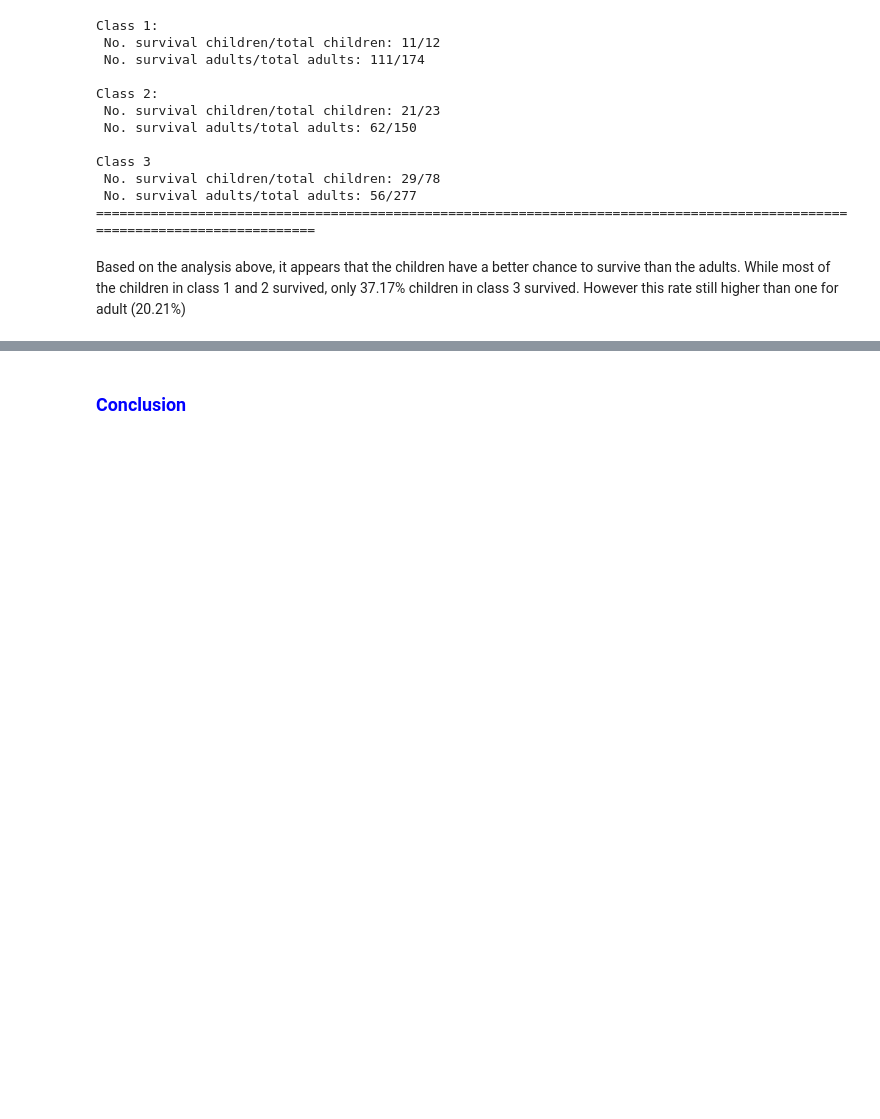
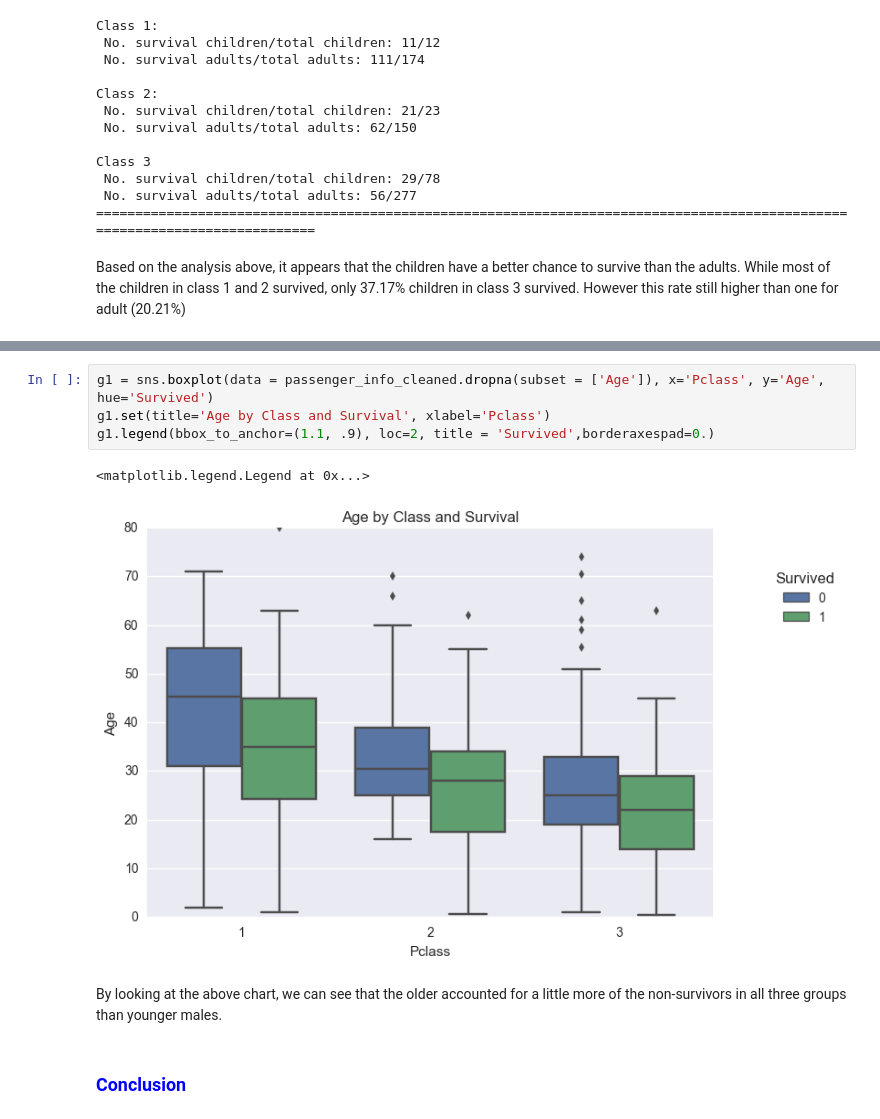
Before and after one commit to giangbui/Titanic, a Jupyter notebook: TitanicDataAnalysis.ipynb, the cells around one changed output, grey strips where cells are left out. Cells and saved outputs as stored; diff of their text form; blank space fills up the shorter version.

```diff
--- a/TitanicDataAnalysis.ipynb
+++ b/TitanicDataAnalysis.ipynb
@@ -327,3 +384,12 @@ Based on the analysis above, it appears that the children have a better chance t
+# %%
+g1 = sns.boxplot(data = passenger_info_cleaned.dropna(subset = ['Age']), x='Pclass', y='Age', hue='Survived')
+g1.set(title='Age by Class and Survival', xlabel='Pclass')
+g1.legend(bbox_to_anchor=(1.1, .9), loc=2, title = 'Survived',borderaxespad=0.)
+# %% [output]
+<matplotlib.legend.Legend at 0x...>
+[figure, added]
+# %% [markdown]
+By looking at the above chart, we can see that the older accounted for a little more of the non-survivors in all three groups than younger males.
 # %% [markdown]
 <h3 align="left" style="color:blue">Conclusion
 # %% [markdown]
```
Also changed, not shown: parts of 15 cells of this notebook, 1 other file.
